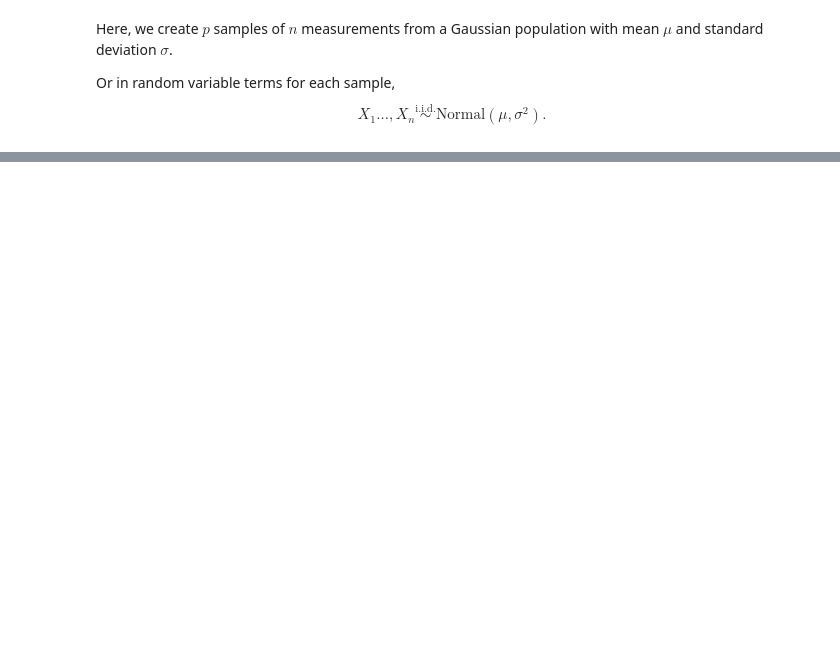
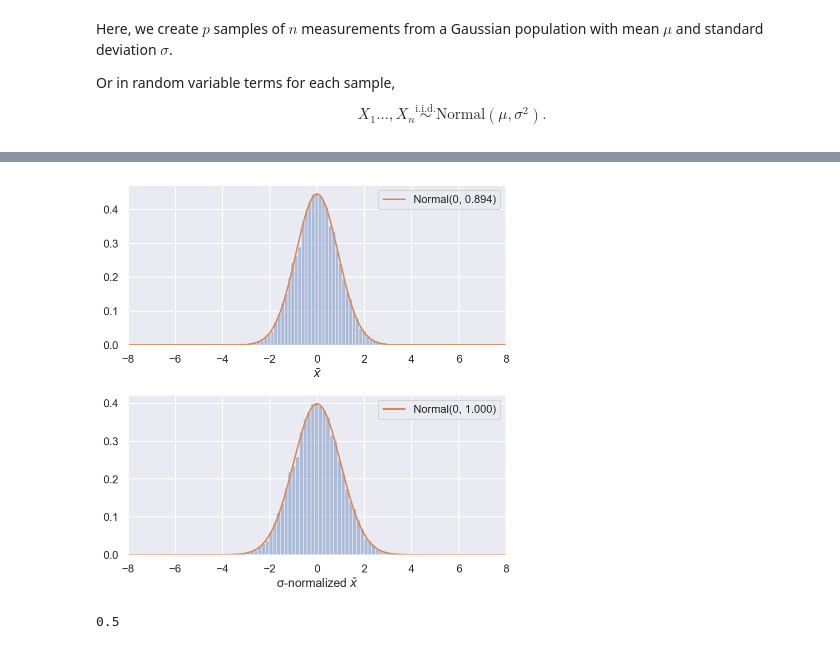
Before and after one commit to chaichontat/interactive-stats, a Jupyter notebook: 1_sampling_distribution.ipynb, the cells around one changed output, grey strips where cells are left out. Drawn from its saved outputs; the diff is of its cells as text; code cells hidden in the pictures; blank space fills up the shorter version.

```diff
--- a/1_sampling_distribution.ipynb
+++ b/1_sampling_distribution.ipynb
@@ -61,0 +131,11 @@ kde = sm.mark_area(opacity=0.5).encode(
+# %%
+fig, axs = plt.subplots(figsize=(6, 6), nrows=2)
+plot_dist(axs[0], '$\\bar{x}$', False, lim, fit=True)
+plot_dist(axs[1], 'σ-normalized $\\bar{x}$', True, lim, fit=True)
+plt.tight_layout()
+# %% [output]
+[figure, added]
+# %%
+1-stats.norm.cdf(0)
+# %% [output]
+0.5
```
Also changed, not shown: parts of 26 cells of this notebook.
